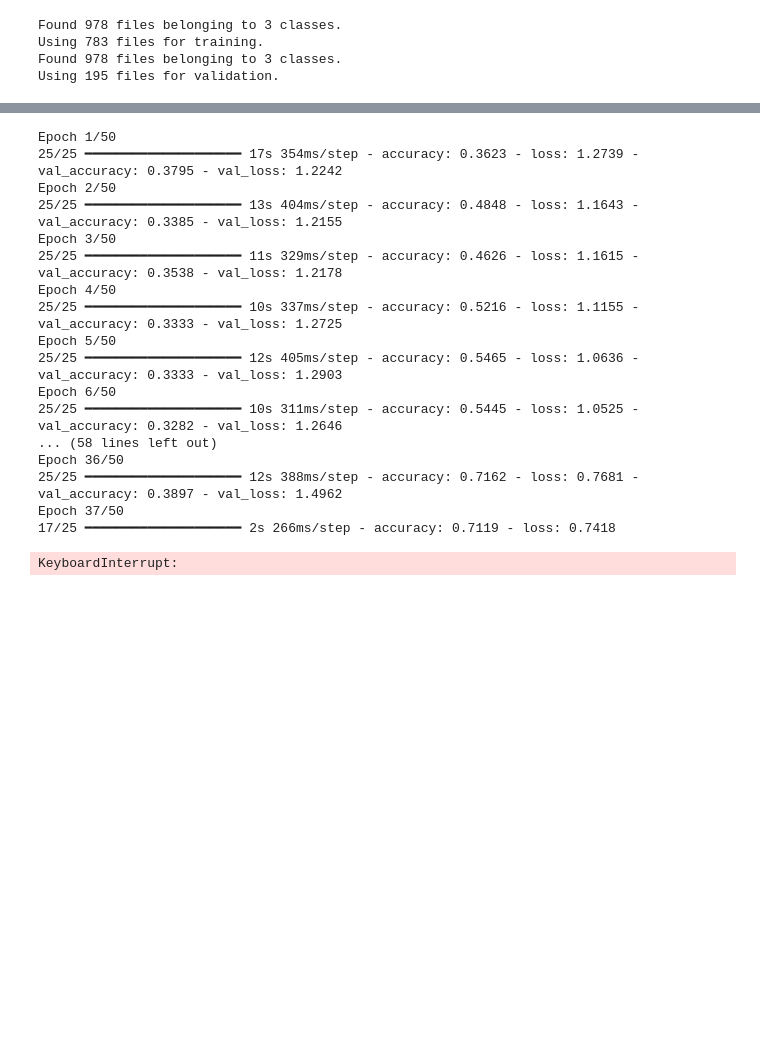
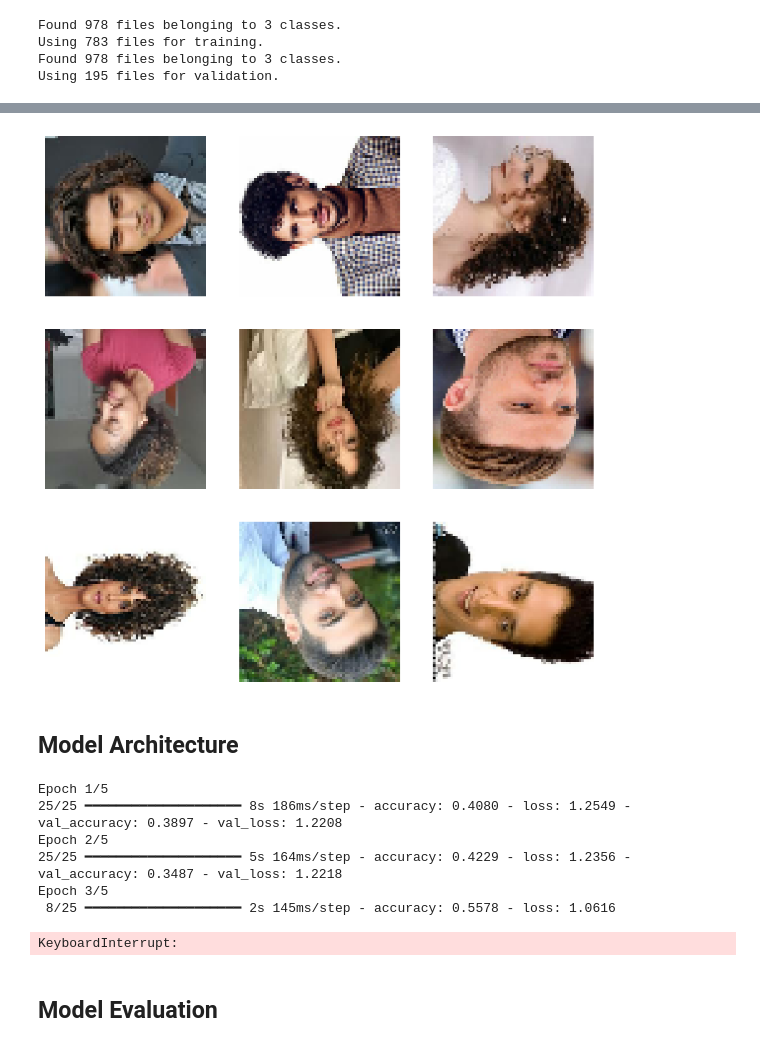
Before and after one commit to FabianSalvador/ML-CNN-ImageClassification, a Jupyter notebook: Final_Notebook.ipynb, the cells around one changed output, grey strips where cells are left out. Drawn from its saved outputs; the diff is of its cells as text; code cells hidden in the pictures; blank space fills up the shorter version.

```diff
--- a/Final_Notebook.ipynb
+++ b/Final_Notebook.ipynb
@@ -92,3 +91,35 @@ plt.show()
+# %%
+import tensorflow as tf
+
+def augment_data(image, label):
+    #image = tf.image.random_flip_left_right(image)  # Randomly flip images horizontally
+    #image = tf.image.random_flip_up_down(image)  # Randomly flip images vertically
+    # image = tf.image.random_brightness(image, max_delta=0.1)  # Adjust brightness randomly
+    # image = tf.image.random_contrast(image, lower=0.9, upper=1.1)  # Adjust contrast randomly
+    image = random_rotate_image(image)
+    return image, label
+
+
+def random_rotate_image(image):
+    random_angle = tf.random.uniform([], minval=0, maxval=12, dtype=tf.int32) * 30  # Generate a random angle between 0 and 330 degrees
+    rotated_image = tf.image.rot90(image, k=random_angle // 90)   # Rotate the image by the random angle
+    return rotated_image
+
+# Apply data augmentation to the training dataset
+augmented_train_ds = train_ds.map(augment_data)
+# %%
+plt.figure(figsize=(10, 10))
+for images, _ in train_ds.take(1):
+    for i in range(9):
+        augmented_images, _ = augment_data(images[i], None)
+        ax = plt.subplot(3, 3, i + 1)
+        plt.imshow(np.array(augmented_images).astype("uint8"))
+        plt.axis("off")
+plt.show()
+# %% [output]
+[figure, added]
+# %% [markdown]
+## Model Architecture
 # %%
 import tensorflow as tf
 from tensorflow import keras
@@ -97,18 +128,6 @@ from keras.models import Sequential
 from keras.layers import Dense
 from tensorflow.keras import regularizers
 
-# Define data augmentation function
-def augment_data(image, label):
-    image = tf.image.random_flip_left_right(image)  # Randomly flip images horizontally
-    image = tf.image.random_flip_up_down(image)  # Randomly flip images vertically
-    # image = tf.image.random_brightness(image, max_delta=0.1)  # Adjust brightness randomly
-    # image = tf.image.random_contrast(image, lower=0.9, upper=1.1)  # Adjust contrast randomly
-    #image = tf.image.rot90(image, tf.random.uniform([], minval=0, maxval=4, dtype=tf.int32)) # Randomly rotate the image by 0, 90, 180, or 270 degrees
-
-    return image, label
-
-# Apply data augmentation to the training dataset
-augmented_train_ds = train_ds.map(augment_data)
 
 # Define your model architecture
 model = Sequential([
@@ -140,24 +159,15 @@ model.compile(
 # Train the model with augmented data
 model.fit(augmented_train_ds, epochs=epochs, validation_data=val_ds)
 # %% [output]
-Epoch 1/50
-25/25 ━━━━━━━━━━━━━━━━━━━━ 17s 354ms/step - accuracy: 0.3623 - loss: 1.2739 - val_accuracy: 0.3795 - val_loss: 1.2242
-Epoch 2/50
-25/25 ━━━━━━━━━━━━━━━━━━━━ 13s 404ms/step - accuracy: 0.4848 - loss: 1.1643 - val_accuracy: 0.3385 - val_loss: 1.2155
-Epoch 3/50
-25/25 ━━━━━━━━━━━━━━━━━━━━ 11s 329ms/step - accuracy: 0.4626 - loss: 1.1615 - val_accuracy: 0.3538 - val_loss: 1.2178
-Epoch 4/50
-25/25 ━━━━━━━━━━━━━━━━━━━━ 10s 337ms/step - accuracy: 0.5216 - loss: 1.1155 - val_accuracy: 0.3333 - val_loss: 1.2725
-Epoch 5/50
-25/25 ━━━━━━━━━━━━━━━━━━━━ 12s 405ms/step - accuracy: 0.5465 - loss: 1.0636 - val_accuracy: 0.3333 - val_loss: 1.2903
-Epoch 6/50
-25/25 ━━━━━━━━━━━━━━━━━━━━ 10s 311ms/step - accuracy: 0.5445 - loss: 1.0525 - val_accuracy: 0.3282 - val_loss: 1.2646
-... (58 lines left out)
-Epoch 36/50
-25/25 ━━━━━━━━━━━━━━━━━━━━ 12s 388ms/step - accuracy: 0.7162 - loss: 0.7681 - val_accuracy: 0.3897 - val_loss: 1.4962
-Epoch 37/50
-17/25 ━━━━━━━━━━━━━━━━━━━━ 2s 266ms/step - accuracy: 0.7119 - loss: 0.7418
+Epoch 1/5
+25/25 ━━━━━━━━━━━━━━━━━━━━ 8s 186ms/step - accuracy: 0.4080 - loss: 1.2549 - val_accuracy: 0.3897 - val_loss: 1.2208
+Epoch 2/5
+25/25 ━━━━━━━━━━━━━━━━━━━━ 5s 164ms/step - accuracy: 0.4229 - loss: 1.2356 - val_accuracy: 0.3487 - val_loss: 1.2218
+Epoch 3/5
+ 8/25 ━━━━━━━━━━━━━━━━━━━━ 2s 145ms/step - accuracy: 0.5578 - loss: 1.0616
 KeyboardInterrupt:
+# %% [markdown]
+## Model Evaluation
 # %%
 img = keras.preprocessing.image.load_img(
     "hair_types/Curly_Hair/02dac897d1dec9ba8c057a11d041ada8--layered-natural-hair-natural-black-hairstyles.jpg", target_size=image_size
```
Also changed, not shown: parts of 13 cells of this notebook.
